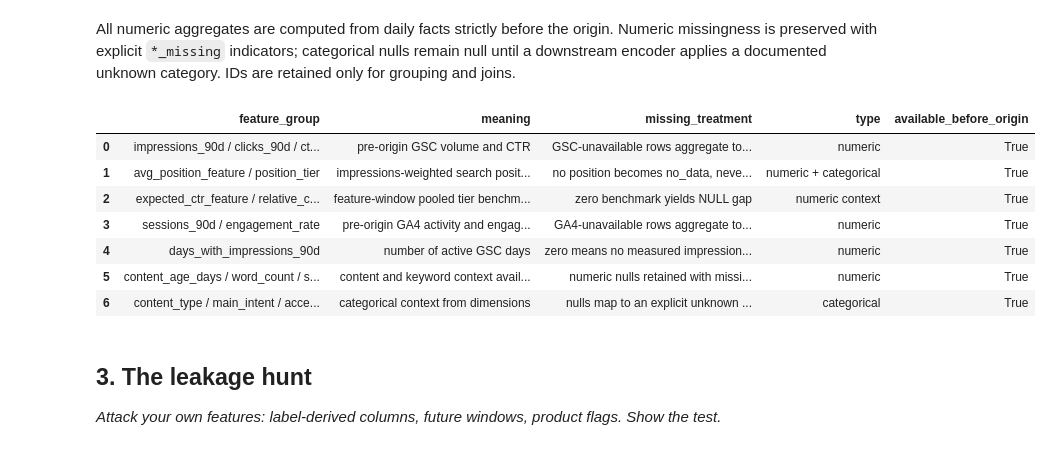
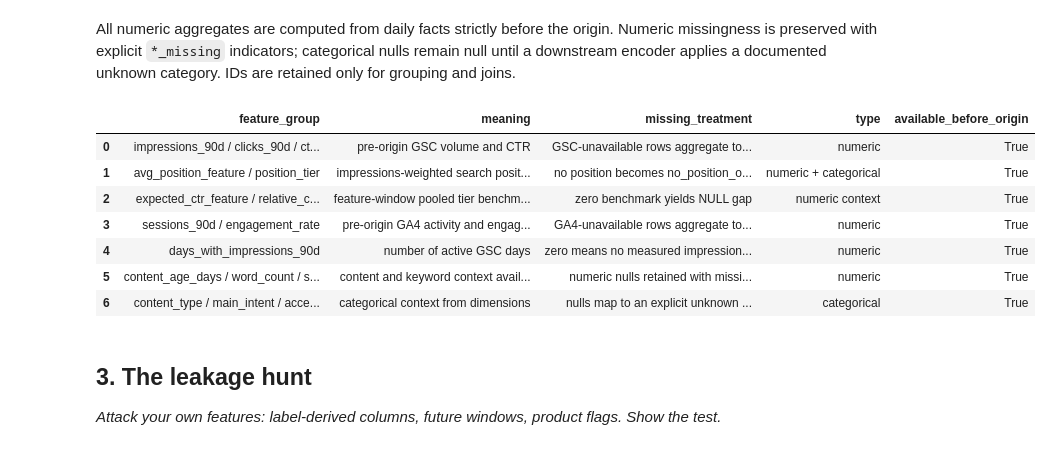
Before and after one commit to huydang2006/flyrank-ML-internship, a Jupyter notebook: work/notebooks/w03_feature_leakage_check.ipynb, the cells around one changed output. Saved outputs shown, nothing was run; the diff lists cells and outputs as text; code cells hidden in the pictures.

```diff
--- a/work/notebooks/w03_feature_leakage_check.ipynb
+++ b/work/notebooks/w03_feature_leakage_check.ipynb
@@ -126,19 +128,19 @@ All numeric aggregates are computed from daily facts strictly before the origin.
 # %%
 feature_notes = pd.DataFrame([
     ('impressions_90d / clicks_90d / ctr_feature', 'pre-origin GSC volume and CTR', 'GSC-unavailable rows aggregate to zero with availability represented by volume', 'numeric', True),
-    ('avg_position_feature / position_tier', 'impressions-weighted search position and tier', 'no position becomes no_data, never rank zero', 'numeric + categorical', True),
+    ('avg_position_feature / position_tier', 'impressions-weighted search position and tier', 'no position becomes no_position_or_volume, never rank zero', 'numeric + categorical', True),
     ('expected_ctr_feature / relative_ctr_gap', 'feature-window pooled tier benchmark and gap', 'zero benchmark yields NULL gap', 'numeric context', True),
     ('sessions_90d / engagement_rate', 'pre-origin GA4 activity and engagement', 'GA4-unavailable rows aggregate to zero with access_profile context', 'numeric', True),
     ('days_with_impressions_90d', 'number of active GSC days', 'zero means no measured impression day', 'numeric', True),
     ('content_age_days / word_count / search_volume / competition', 'content and keyword context available by origin', 'numeric nulls retained with missing flags', 'numeric', True),
     ('content_type / main_intent / access_profile', 'categorical context from dimensions', 'nulls map to an explicit unknown category during encoding', 'categorical', True),
 ], columns=['feature_group', 'meaning', 'missing_treatment', 'type', 'available_before_origin'])
 display(feature_notes)
 assert feature_notes['available_before_origin'].all()
 # %% [output]
 |  | feature_group | meaning | missing_treatment | type | available_before_origin |
 | 0 | impressions_90d / clicks_90d / ct... | pre-origin GSC volume and CTR | GSC-unavailable rows aggregate to... | numeric | True |
-| 1 | avg_position_feature / position_tier | impressions-weighted search posit... | no position becomes no_data, neve... | numeric + categorical | True |
+| 1 | avg_position_feature / position_tier | impressions-weighted search posit... | no position becomes no_position_o... | numeric + categorical | True |
 | 2 | expected_ctr_feature / relative_c... | feature-window pooled tier benchm... | zero benchmark yields NULL gap | numeric context | True |
 | 3 | sessions_90d / engagement_rate | pre-origin GA4 activity and engag... | GA4-unavailable rows aggregate to... | numeric | True |
 | 4 | days_with_impressions_90d | number of active GSC days | zero means no measured impression... | numeric | True |
```
Also changed, not shown: parts of 1 cell of this notebook, 4 other files.
